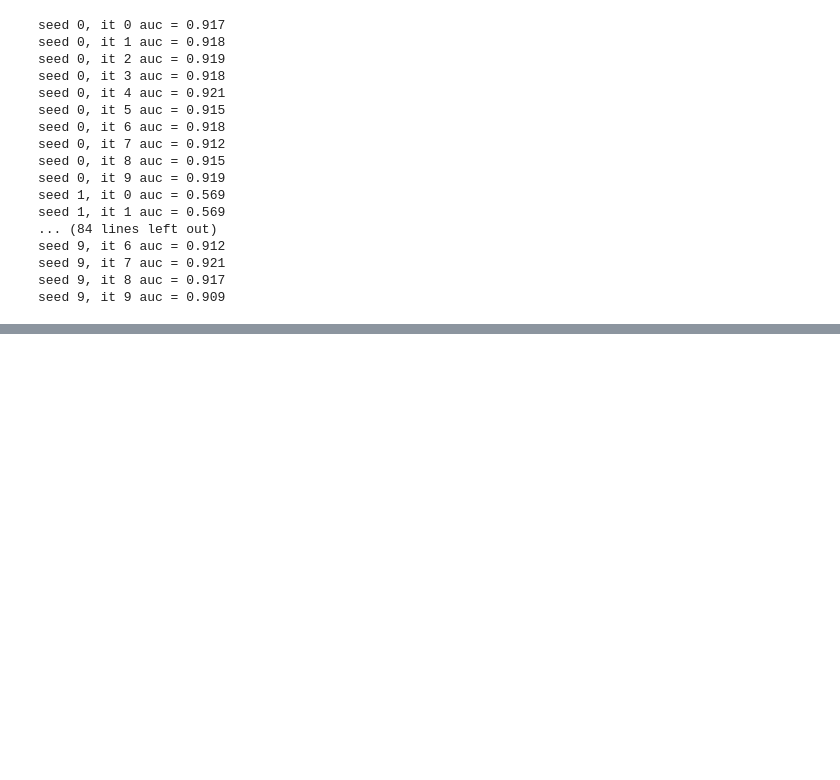
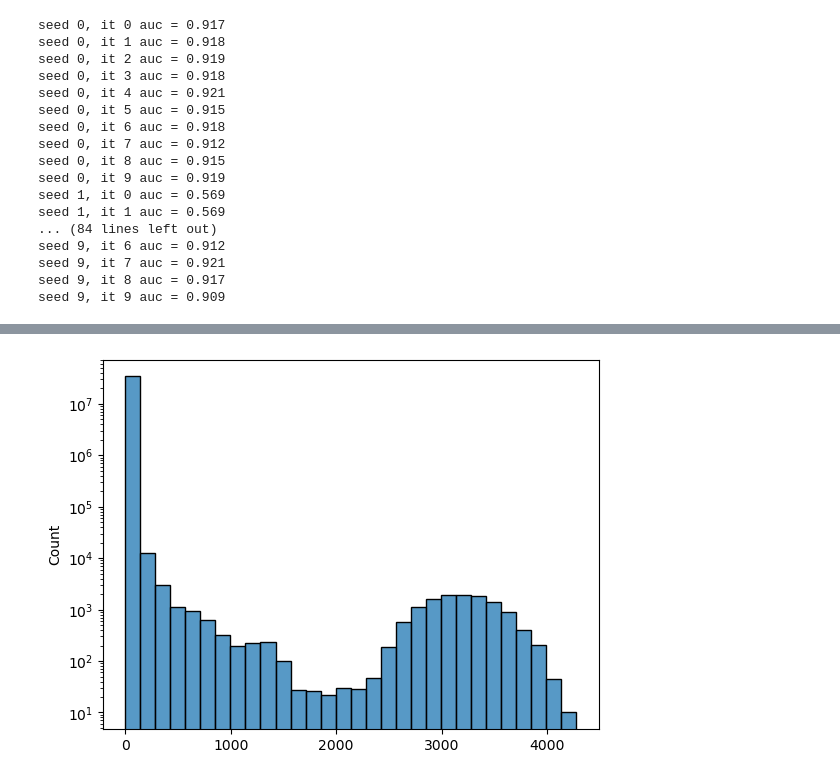
Before and after one commit to nyanovsky/tesis, a Jupyter notebook: gnn_interface/test_interface.ipynb, the cells around one changed output, grey strips where cells are left out. Cells and saved outputs as stored; diff of their text form; code cells hidden in the pictures; blank space fills up the shorter version.

```diff
--- a/gnn_interface/test_interface.ipynb
+++ b/gnn_interface/test_interface.ipynb
@@ -333,0 +384,5 @@ dist_3_train_1 = torch.cat([row for row in dist_3_train_1.to_dense()])
+# %%
+sns.histplot(three_hop_mat_1["train"].view(-1), bins=30)
+plt.yscale("log")
+# %% [output]
+[figure, added]
```
Also changed, not shown: parts of 18 cells of this notebook.
